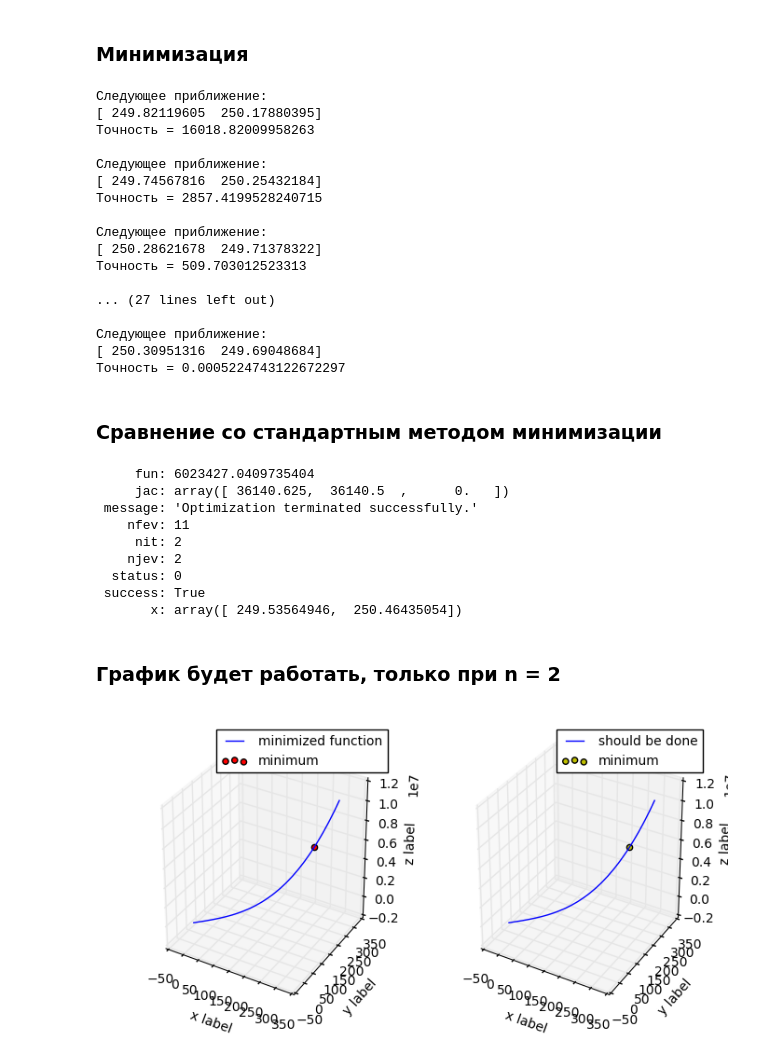
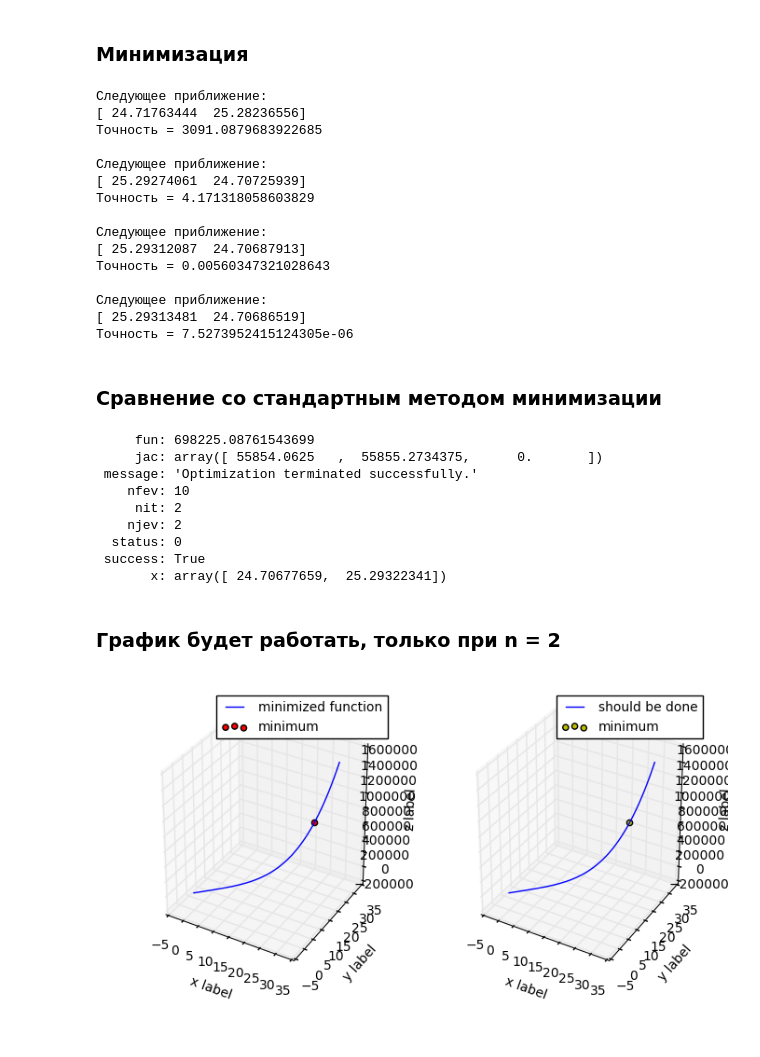
Before and after one commit to churnikov/social-economics-models-course, a Jupyter notebook: transport-flow-algorithm/user_equilibrium.ipynb, the cells around one changed output. Cells and saved outputs as stored; diff of their text form; code cells hidden in the pictures.

```diff
--- a/transport-flow-algorithm/user_equilibrium.ipynb
+++ b/transport-flow-algorithm/user_equilibrium.ipynb
@@ -27,7 +27,7 @@ import numpy as np
 import random
 # %%
 n = 2
-F = 500
+F = 50
 f_i = np.ones(n)*F/n
 
 a = [random.uniform(1, n) for _ in range(n)]
@@ -36,7 +36,7 @@ c = [random.uniform(1, n) for _ in range(n)]
 f_a_c_mat = np.array([(f, a_j, c_j) for f, a_j, c_j in zip(f_i, a, c)])
 
 int_t_i = lambda f_i, a, c : f_i**4/(a)**3 + c * f_i
-z = lambda f_i, a=a, c=c : sum([t_i(f_j, a_i, c_i) for f_j, a_i, c_i in zip(f_i, a, c)])
+z = lambda f_i, a=a, c=c : sum([int_t_i(f_j, a_i, c_i) for f_j, a_i, c_i in zip(f_i, a, c)])
 t_i = lambda f_i, a, c : (f_i/a)**3 + c
 dt_i = lambda f_i, a, c: 3*(f_i/a)**2
 
@@ -131,22 +131,20 @@ while precision > eps:
     print()
 # %% [output]
 Cледующее приближение:
-[ 249.82119605  250.17880395]
-Точность = 16018.82009958263
+[ 24.71763444  25.28236556]
+Точность = 3091.0879683922685
 
 Cледующее приближение:
-[ 249.74567816  250.25432184]
-Точность = 2857.4199528240715
+[ 25.29274061  24.70725939]
+Точность = 4.171318058603829
 
 Cледующее приближение:
-[ 250.28621678  249.71378322]
-Точность = 509.703012523313
-
-... (27 lines left out)
+[ 25.29312087  24.70687913]
+Точность = 0.00560347321028643
 
 Cледующее приближение:
-[ 250.30951316  249.69048684]
-Точность = 0.0005224743122672297
+[ 25.29313481  24.70686519]
+Точность = 7.5273952415124305e-06
 # %% [markdown]
 ### Сравнение со стандартным методом минимизации
 # %%
@@ -156,15 +154,15 @@ cond = ({'type' : 'eq', 'fun' : lambda x : np.sum(x) - F},
 # %%
 minimize(fun=z, x0=f_i, constraints=cond, tol = 1e-3)
 # %% [output]
-     fun: 6023427.0409735404
-     jac: array([ 36140.625,  36140.5  ,      0.   ])
+     fun: 698225.08761543699
+     jac: array([ 55854.0625   ,  55855.2734375,      0.       ])
  message: 'Optimization terminated successfully.'
-    nfev: 11
+    nfev: 10
      nit: 2
     njev: 2
   status: 0
  success: True
-       x: array([ 249.53564946,  250.46435054])
+       x: array([ 24.70677659,  25.29322341])
 # %% [markdown]
 ### График будет работать, только при n = 2
 # %%
@@ -181,34 +179,34 @@ mpl.rcParams['legend.fontsize'] = 10
 fig = plt.figure(figsize=plt.figaspect(0.5))
 plt.hold(True)
 plt.axis('off')
 
-x = np.linspace(0, 300, 100)
-y = np.linspace(0, 300, 100)
+x = np.linspace(0, 30, 100)
+y = np.linspace(0, 30, 100)
 zax = np.array([z(xi, f_a_c_mat[:, 1], f_a_c_mat[:, 2]) for xi in zip(x, y)])
 
 ax = fig.add_subplot(1, 2, 1, projection='3d')
 
 
 ax.plot(x, y, zax, label = 'minimized function')
-ax.scatter(x_k[0], x_k[1], z(x_k, f_a_c_mat[:, 1], f_a_c_mat[:, 2]), c='r', label = 'minimum')
+ax.scatter(x_k[1], x_k[0], z((x_k[0], x_k[1]) , f_a_c_mat[:, 1], f_a_c_mat[:, 2]), c='r', label = 'minimum')
 
 ax.set_xlabel('x label')
 ax.set_ylabel('y label')
 ax.set_zlabel('z label')
 
 ax.legend()
 
 
 ax = fig.add_subplot(1, 2, 2, projection='3d')
 ax.plot(x, y, zax, label = 'should be done')
 ax.scatter(x_actual[0], x_actual[1], z(x_actual), c='y', label = 'minimum')
 
 ax.set_xlabel('x label')
 ax.set_ylabel('y label')
 ax.set_zlabel('z label')
 
 ax.legend()
 
 plt.show()
 # %% [output]
-[figure, old version]
+[figure, new version]
```
